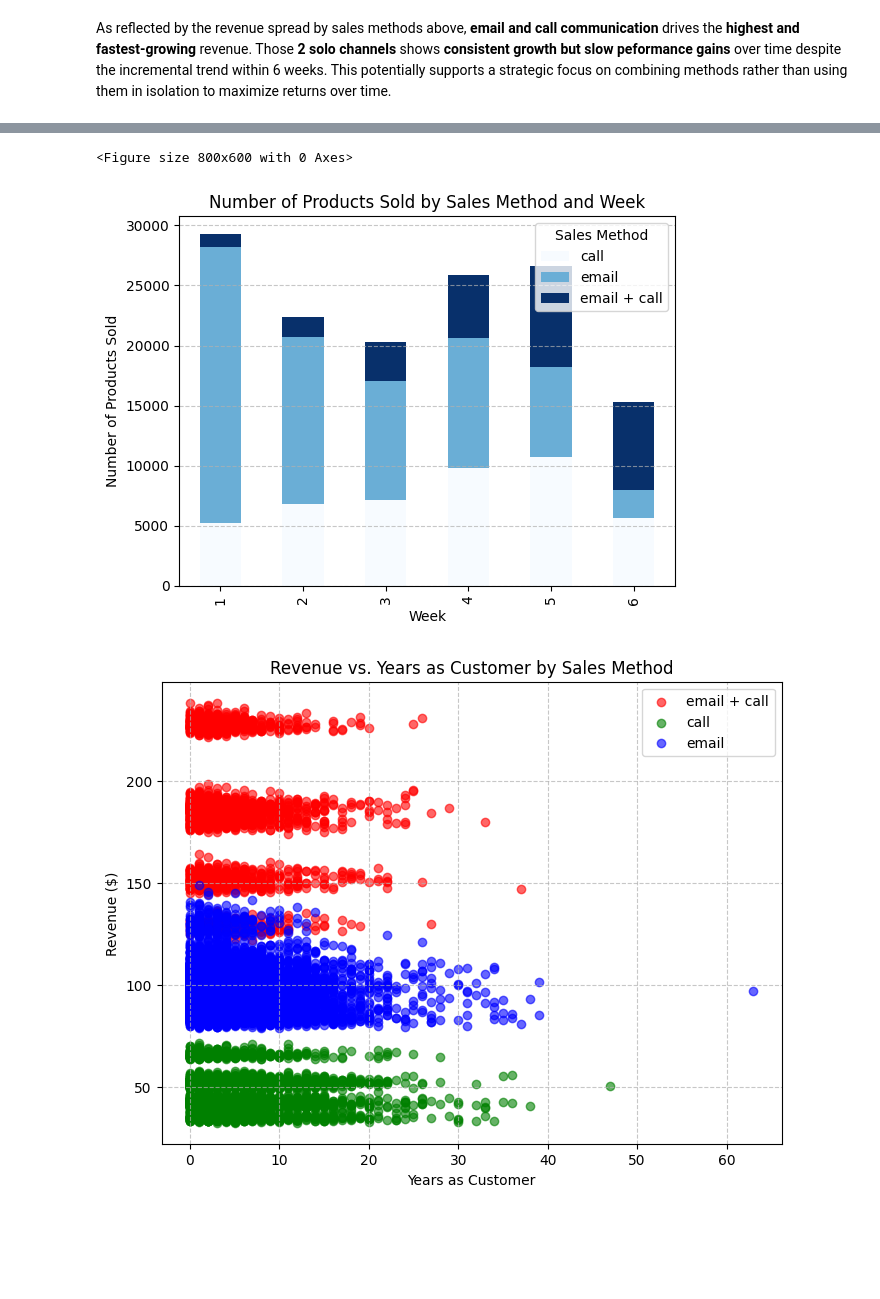
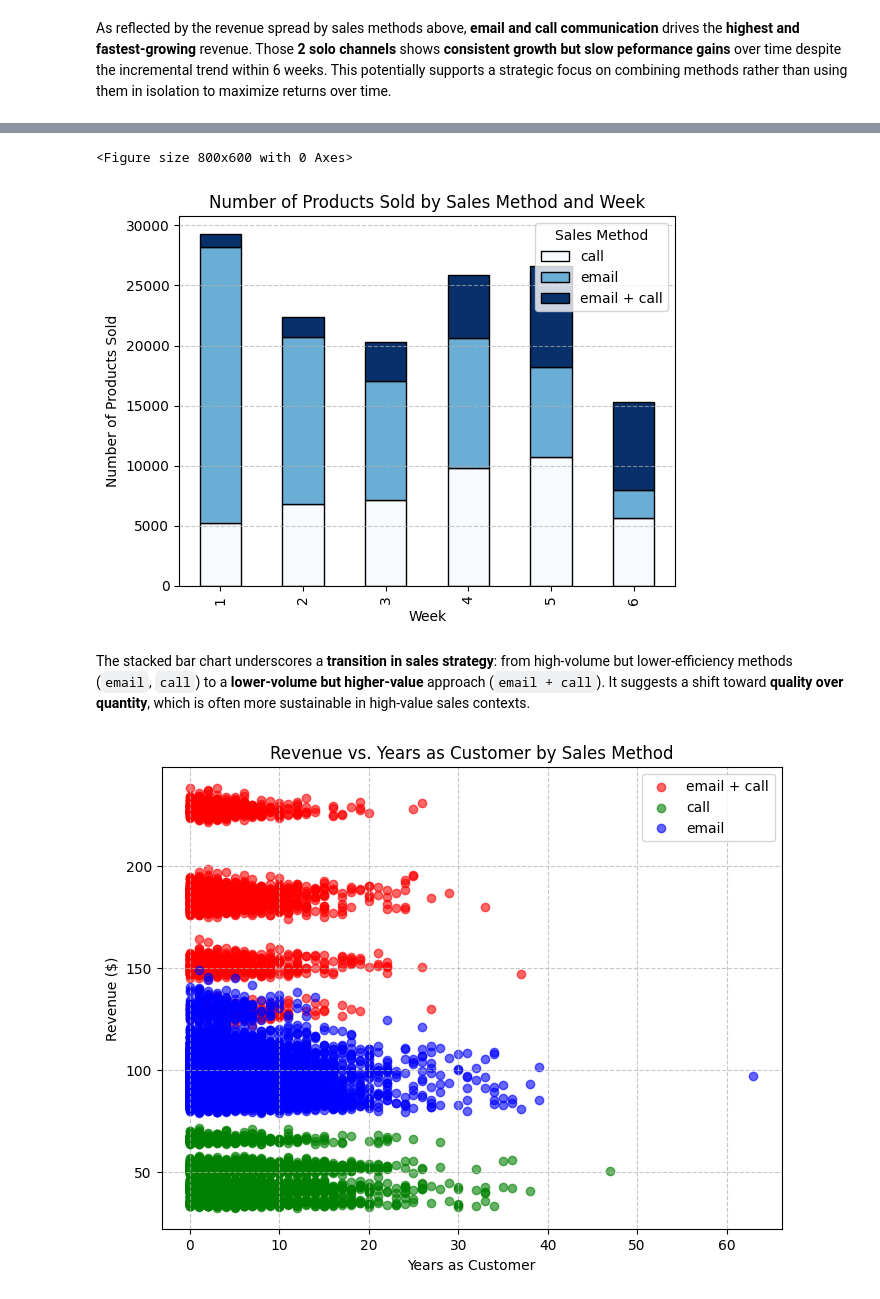
Before and after one commit to ethanaire/Datacamp-Dataquest-Data-Analysis-Projects, a Jupyter notebook: Data Analyst Practical Exam.ipynb, the cells around one changed output, grey strips where cells are left out. Saved outputs shown, nothing was run; the diff lists cells and outputs as text; code cells hidden in the pictures; blank space fills up the shorter version.

Commit message:
update graph interpretations

```diff
--- a/Data Analyst Practical Exam.ipynb
+++ b/Data Analyst Practical Exam.ipynb
@@ -158,19 +161,21 @@ See the caveats in the documentation: https://pandas.pydata.org/pandas-docs/stab
 # %%
-# Visualization 5: Stacked Bar Chart of Number of Products Sold by Sales Method and Week
+# Visualization 6: Stacked Bar Chart of Number of Products Sold by Sales Method and Week
 # Group by week and sales_method, summing nb_sold
 nb_sold_by_week_method = data_cleaned.groupby(["week", "sales_method"])["nb_sold"].sum().unstack().fillna(0)
 
 # Plot stacked bar chart
 plt.figure(figsize=(8, 6))
-nb_sold_by_week_method.plot(kind="bar", stacked=True, colormap="Blues")
+nb_sold_by_week_method.plot(kind="bar", stacked=True, colormap="Blues", edgecolor="black")
 plt.title("Number of Products Sold by Sales Method and Week")
 plt.xlabel("Week")
 plt.ylabel("Number of Products Sold")
 plt.legend(title="Sales Method")
 plt.grid(axis="y", linestyle="--", alpha=0.7)
-plt.savefig("nb_sold_stacked_bar.png")
+plt.savefig("Assets/DA/nb_sold_stacked_bar.png")
 plt.show()
 # %% [output]
 <Figure size 800x600 with 0 Axes>
-[figure, old version]
+[figure, new version]
+# %% [markdown]
+The stacked bar chart underscores a **transition in sales strategy**: from high-volume but lower-efficiency methods (`email`, `call`) to a **lower-volume but higher-value** approach (`email + call`). It suggests a shift toward **quality over quantity**, which is often more sustainable in high-value sales contexts.
 # %%
```
Also changed, not shown: parts of 9 cells of this notebook.
